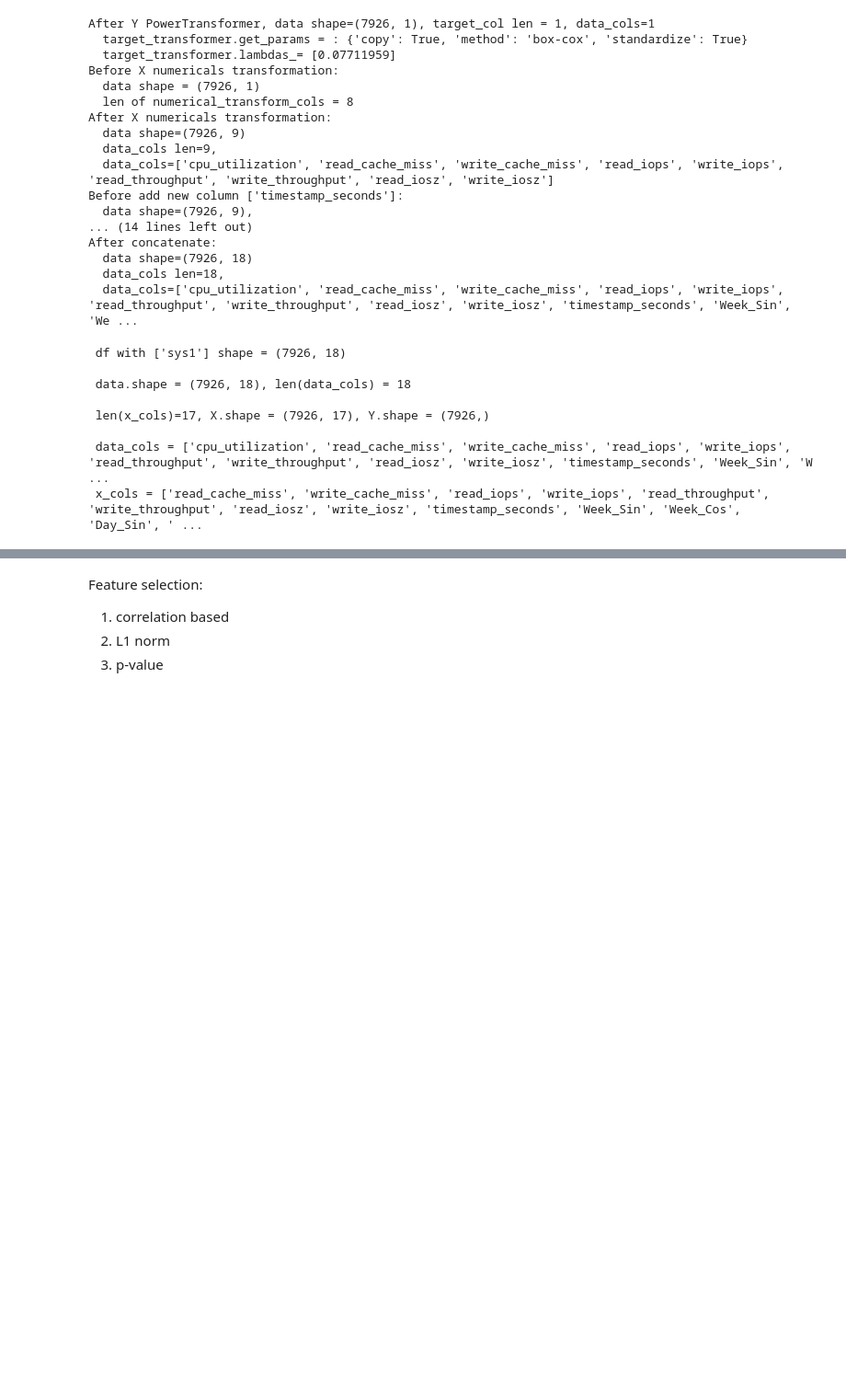
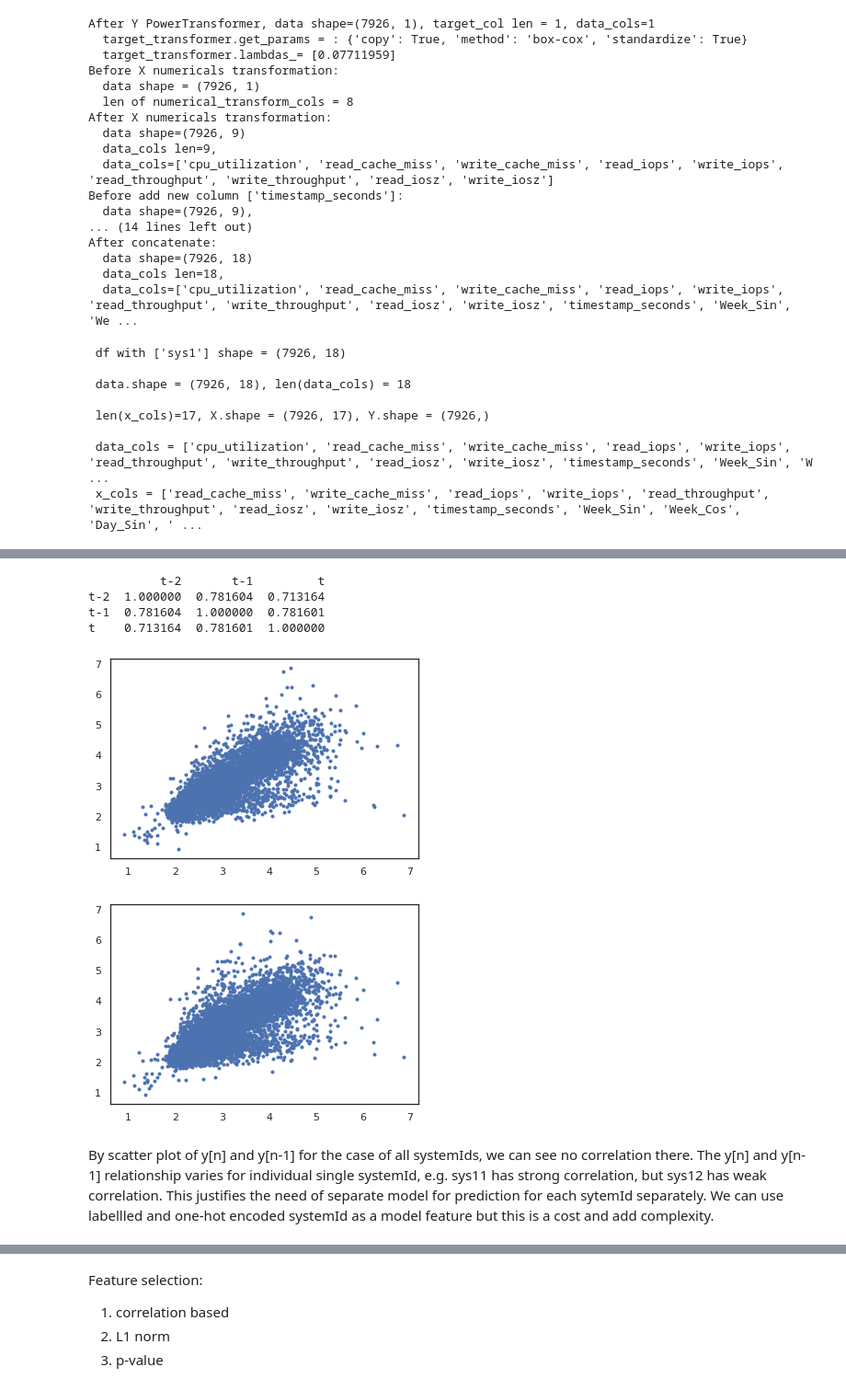
Before and after one commit to FrankGangWang/AppliedML_Python_Coursera, a Jupyter notebook: Final_Interview_for_DataScience_2.ipynb, the cells around one changed output, grey strips where cells are left out. Shown at 92% size. Saved outputs shown, nothing was run; the diff lists cells and outputs as text; code cells hidden in the pictures; blank space fills up the shorter version.

```diff
--- a/Final_Interview_for_DataScience_2.ipynb
+++ b/Final_Interview_for_DataScience_2.ipynb
@@ -456,0 +559,14 @@ print(f' data_cols = {data_cols}, \n x_cols = {x_cols}\n' )
+# %%
+plot_y_lag(df, ['sys19'], target_col)
+# %% [output]
+          t-2       t-1         t
+t-2  1.000000  0.781604  0.713164
+t-1  0.781604  1.000000  0.781601
+t    0.713164  0.781601  1.000000
+[figure, added]
+[figure, added]
+# %% [markdown]
+By scatter plot of y[n] and y[n-1] for the case of all systemIds, we can see no correlation there.
+The y[n] and y[n-1] relationship varies for individual single systemId, e.g. sys11 has strong correlation, but sys12 has weak correlation.
+This justifies the need of separate model for prediction for each sytemId separately.
+We can use labellled and one-hot encoded systemId as a model feature but this is a cost and add complexity.
```
Also changed, not shown: parts of 131 cells of this notebook.
